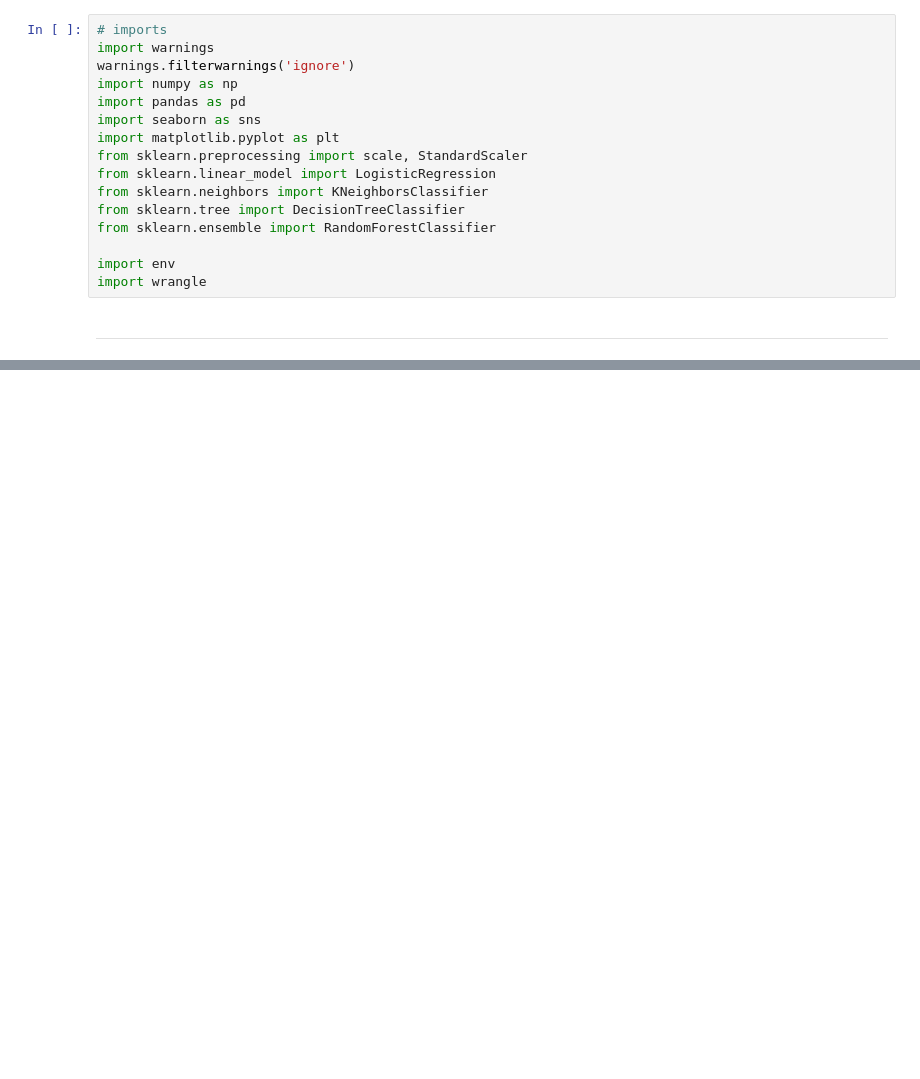
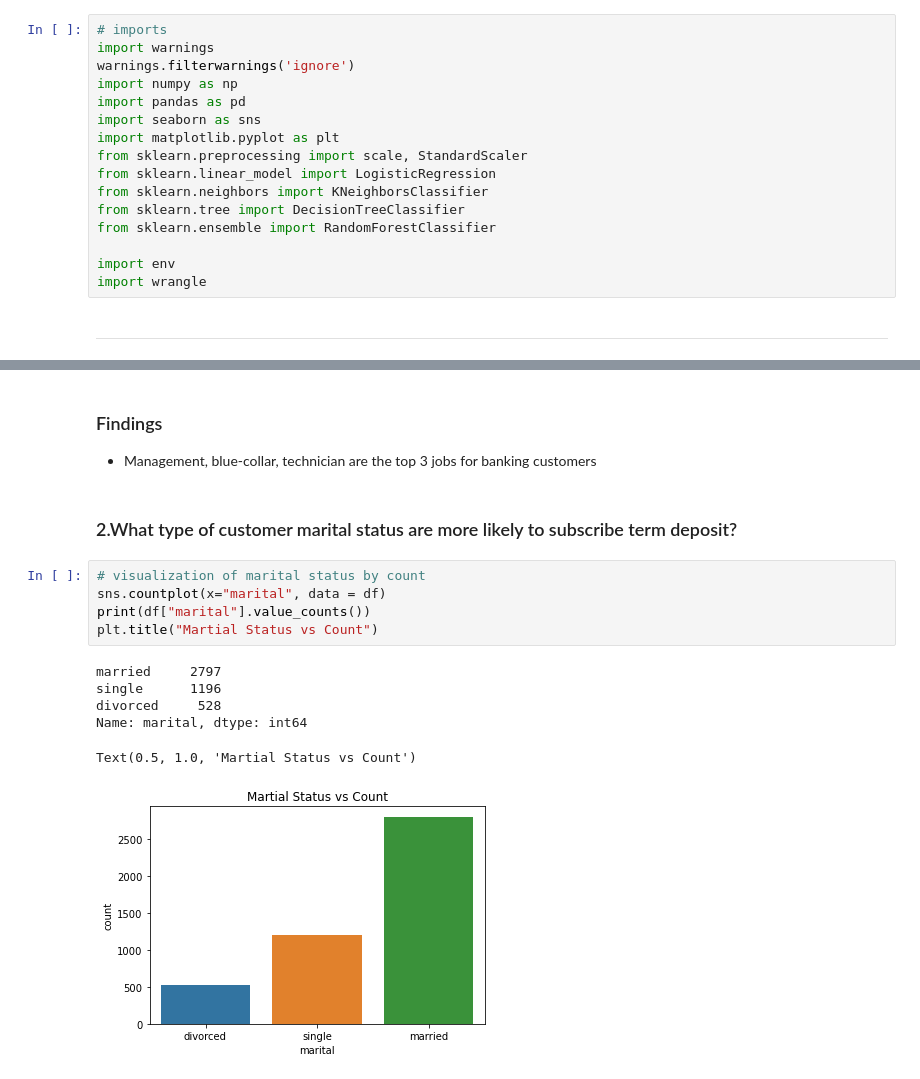
Before and after one commit to patrickamwayi/banking-dataset-analysis, a Jupyter notebook: banking_dataset_analysis_final.ipynb, the cells around one changed output, grey strips where cells are left out. Drawn from its saved outputs; the diff is of its cells as text; blank space fills up the shorter version.

```diff
--- a/banking_dataset_analysis_final.ipynb
+++ b/banking_dataset_analysis_final.ipynb
@@ -62,0 +111,17 @@ df1=wrangle.acquire_bank()
+# %% [markdown]
+### Findings
+- Management, blue-collar, technician are the top 3 jobs for banking customers
+# %% [markdown]
+### 2.What type of customer marital status are more likely to subscribe term deposit?
+# %%
+# visualization of marital status by count
+sns.countplot(x="marital", data = df)
+print(df["marital"].value_counts())
+plt.title("Martial Status vs Count")
+# %% [output]
+married     2797
+single      1196
+divorced     528
+Name: marital, dtype: int64
+Text(0.5, 1.0, 'Martial Status vs Count')
+[figure, added]
```
Also changed, not shown: parts of 28 cells of this notebook.
